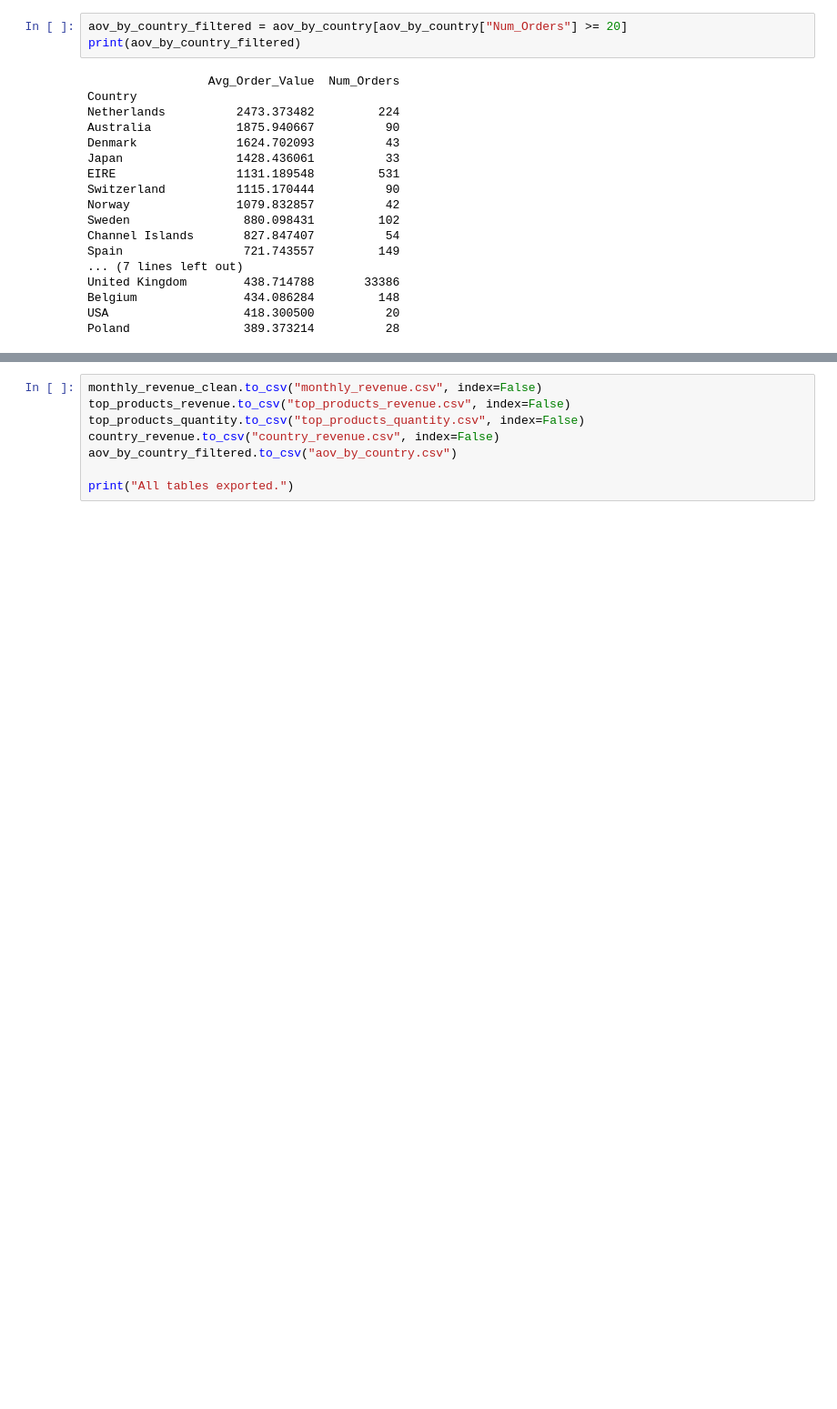
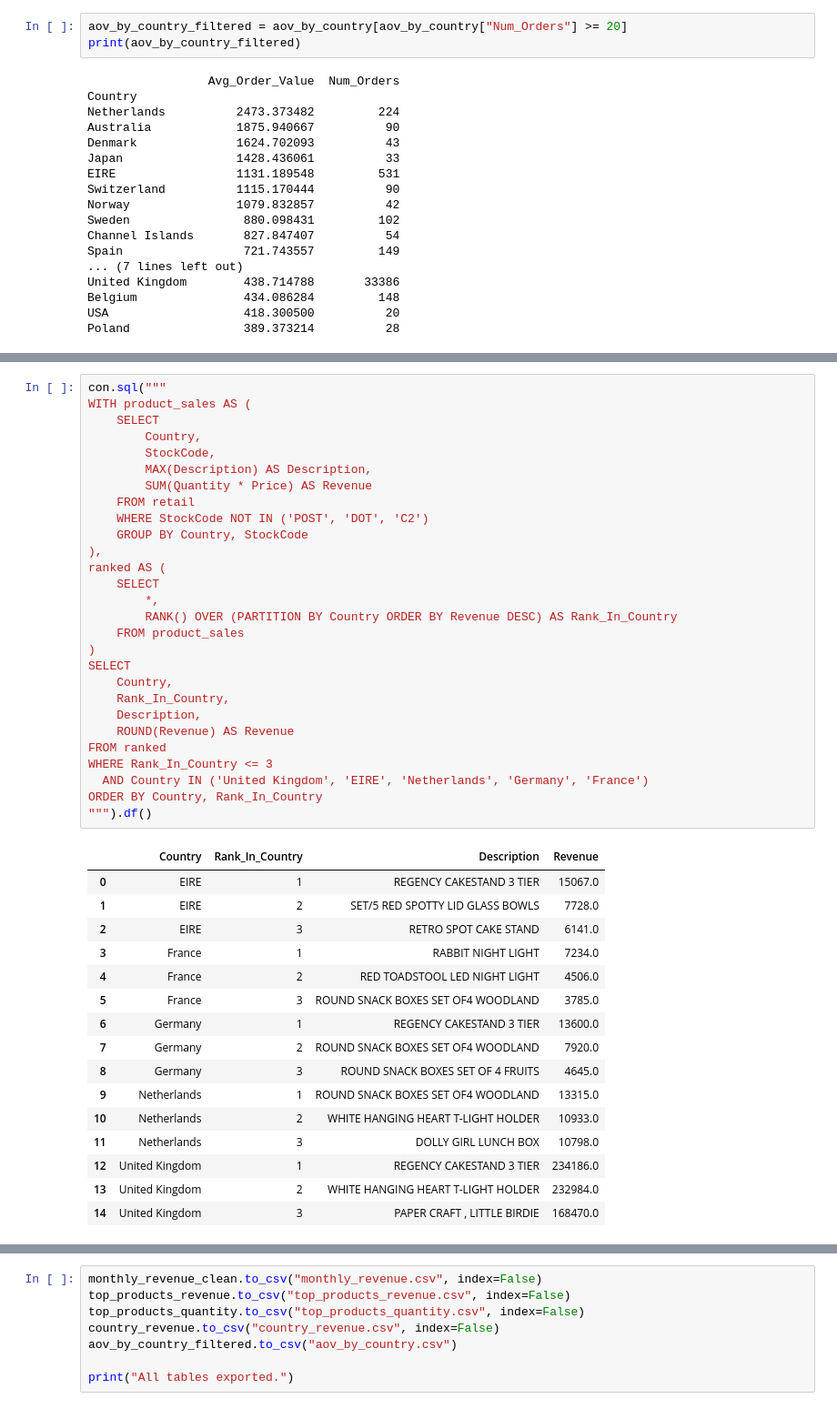
Before and after one commit to Rahulkulkarni2002/retail-sales-performance-dashboard, a Jupyter notebook: sales_kpi_analysis.ipynb, the cells around one changed output, grey strips where cells are left out. Shown at 91% size. Drawn from its saved outputs; the diff is of its cells as text; blank space fills up the shorter version.

```diff
--- a/sales_kpi_analysis.ipynb
+++ b/sales_kpi_analysis.ipynb
@@ -346,0 +521,45 @@ Poland                389.373214          28
+# %%
+con.sql("""
+WITH product_sales AS (
+    SELECT
+        Country,
+        StockCode,
+        MAX(Description) AS Description,
+        SUM(Quantity * Price) AS Revenue
+    FROM retail
+    WHERE StockCode NOT IN ('POST', 'DOT', 'C2')
+    GROUP BY Country, StockCode
+),
+ranked AS (
+    SELECT
+        *,
+        RANK() OVER (PARTITION BY Country ORDER BY Revenue DESC) AS Rank_In_Country
+    FROM product_sales
+)
+SELECT
+    Country,
+    Rank_In_Country,
+    Description,
+    ROUND(Revenue) AS Revenue
+FROM ranked
+WHERE Rank_In_Country <= 3
+  AND Country IN ('United Kingdom', 'EIRE', 'Netherlands', 'Germany', 'France')
+ORDER BY Country, Rank_In_Country
+""").df()
+# %% [output]
+|  | Country | Rank_In_Country | Description | Revenue |
+| 0 | EIRE | 1 | REGENCY CAKESTAND 3 TIER | 15067.0 |
+| 1 | EIRE | 2 | SET/5 RED SPOTTY LID GLASS BOWLS | 7728.0 |
+| 2 | EIRE | 3 | RETRO SPOT CAKE STAND | 6141.0 |
+| 3 | France | 1 | RABBIT NIGHT LIGHT | 7234.0 |
+| 4 | France | 2 | RED TOADSTOOL LED NIGHT LIGHT | 4506.0 |
+| 5 | France | 3 | ROUND SNACK BOXES SET OF4 WOODLAND | 3785.0 |
+| 6 | Germany | 1 | REGENCY CAKESTAND 3 TIER | 13600.0 |
+| 7 | Germany | 2 | ROUND SNACK BOXES SET OF4 WOODLAND | 7920.0 |
+| 8 | Germany | 3 | ROUND SNACK BOXES SET OF 4 FRUITS | 4645.0 |
+| 9 | Netherlands | 1 | ROUND SNACK BOXES SET OF4 WOODLAND | 13315.0 |
+| 10 | Netherlands | 2 | WHITE HANGING HEART T-LIGHT HOLDER | 10933.0 |
+| 11 | Netherlands | 3 | DOLLY GIRL LUNCH BOX | 10798.0 |
+| 12 | United Kingdom | 1 | REGENCY CAKESTAND 3 TIER | 234186.0 |
+| 13 | United Kingdom | 2 | WHITE HANGING HEART T-LIGHT HOLDER | 232984.0 |
+| 14 | United Kingdom | 3 | PAPER CRAFT , LITTLE BIRDIE | 168470.0 |
```
Also changed, not shown: parts of 33 cells of this notebook, 3 other files.
